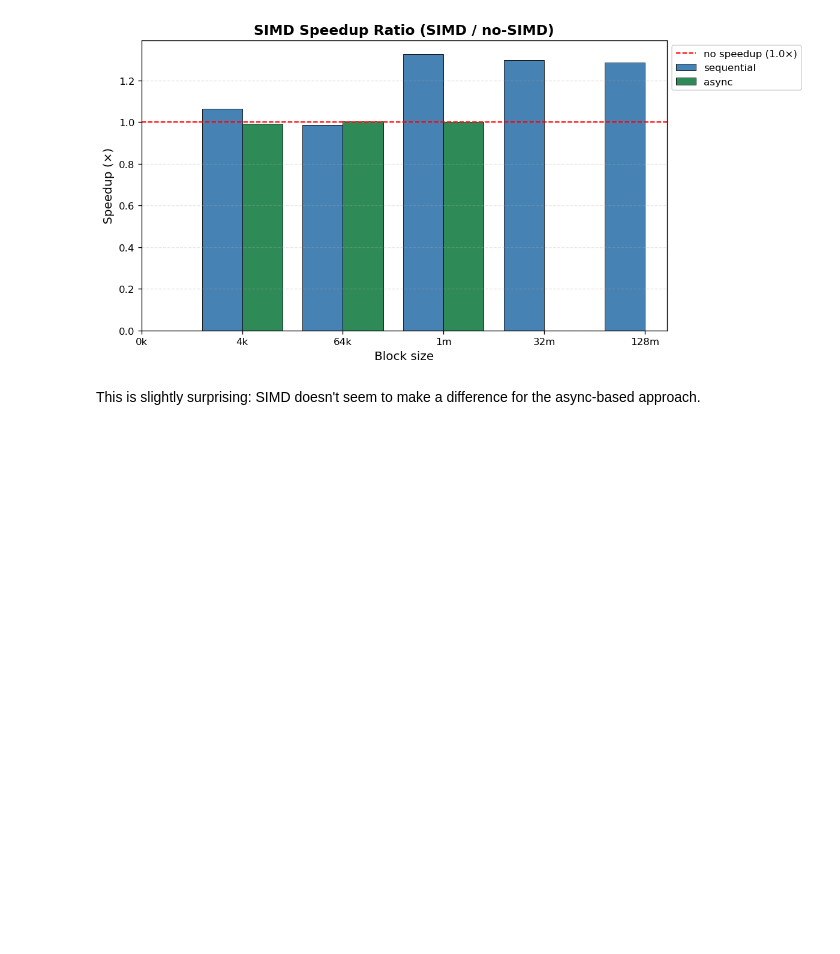
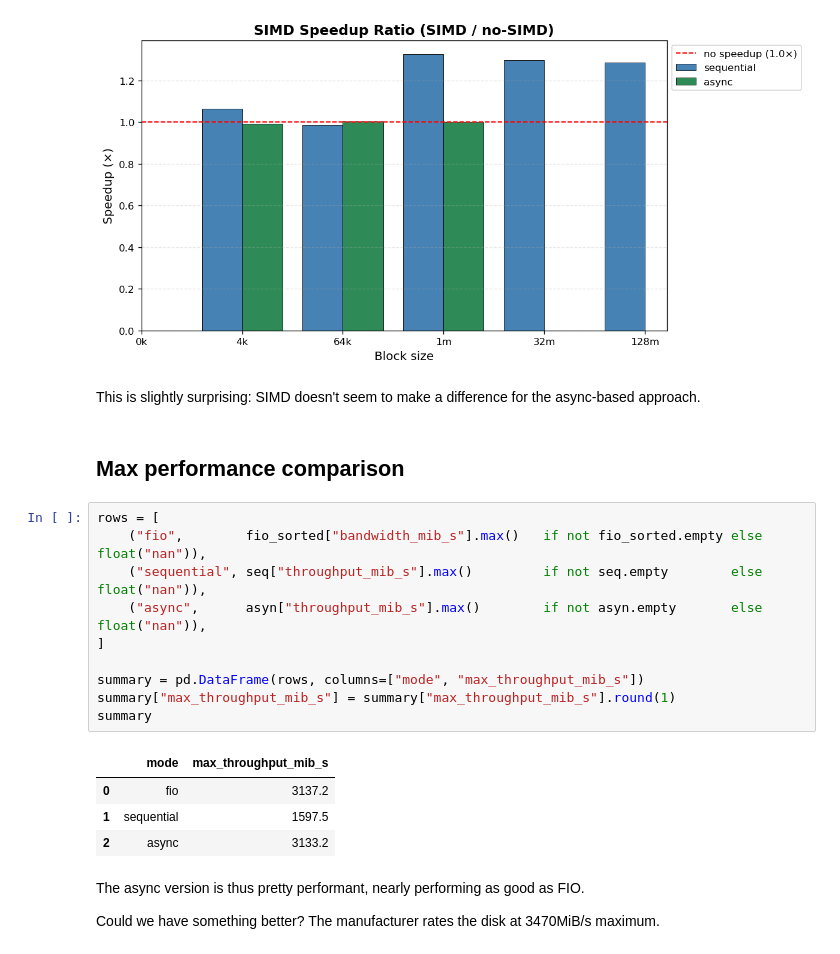
Before and after one commit to ajanon/disk-array-search, a Jupyter notebook: analysis.ipynb, the cells around one changed output. Saved outputs shown, nothing was run; the diff lists cells and outputs as text; blank space fills up the shorter version.

```diff
--- a/analysis.ipynb
+++ b/analysis.ipynb
@@ -262,3 +271,24 @@ else:
 # %% [markdown]
 This is slightly surprising: SIMD doesn't seem to make a difference for the
 async-based approach.
+# %% [markdown]
+## Max performance comparison
+# %%
+rows = [
+    ("fio",        fio_sorted["bandwidth_mib_s"].max()   if not fio_sorted.empty else float("nan")),
+    ("sequential", seq["throughput_mib_s"].max()         if not seq.empty        else float("nan")),
+    ("async",      asyn["throughput_mib_s"].max()        if not asyn.empty       else float("nan")),
+]
+
+summary = pd.DataFrame(rows, columns=["mode", "max_throughput_mib_s"])
+summary["max_throughput_mib_s"] = summary["max_throughput_mib_s"].round(1)
+summary
+# %% [output]
+|  | mode | max_throughput_mib_s |
+| 0 | fio | 3137.2 |
+| 1 | sequential | 1597.5 |
+| 2 | async | 3133.2 |
+# %% [markdown]
+The async version is thus pretty performant, nearly performing as good as FIO.
+
+Could we have something better? The manufacturer rates the disk at 3470MiB/s maximum.
```
Also changed, not shown: parts of 3 cells of this notebook.
